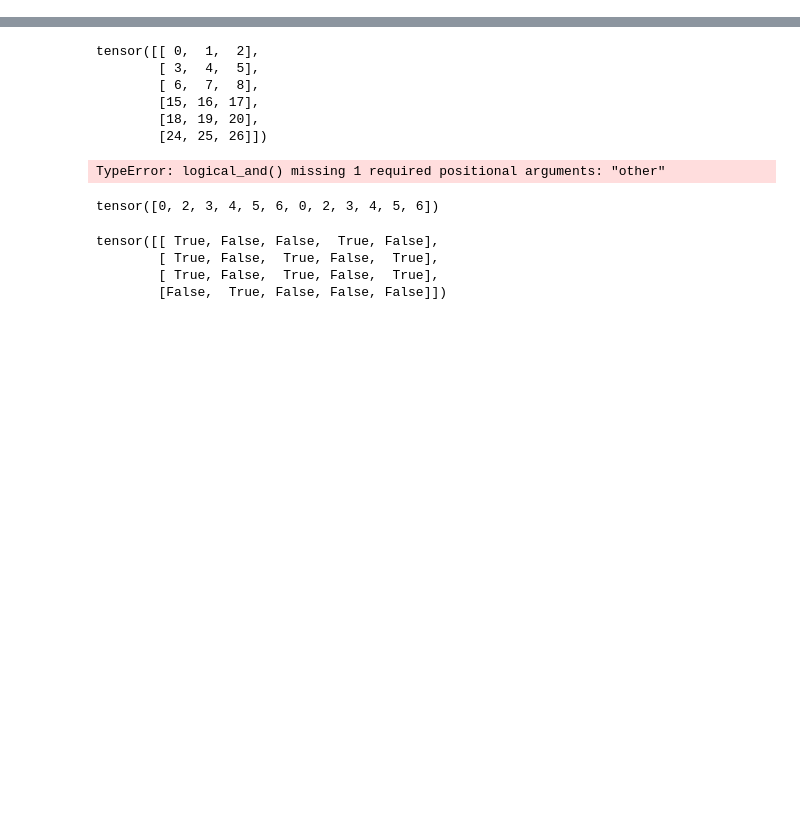
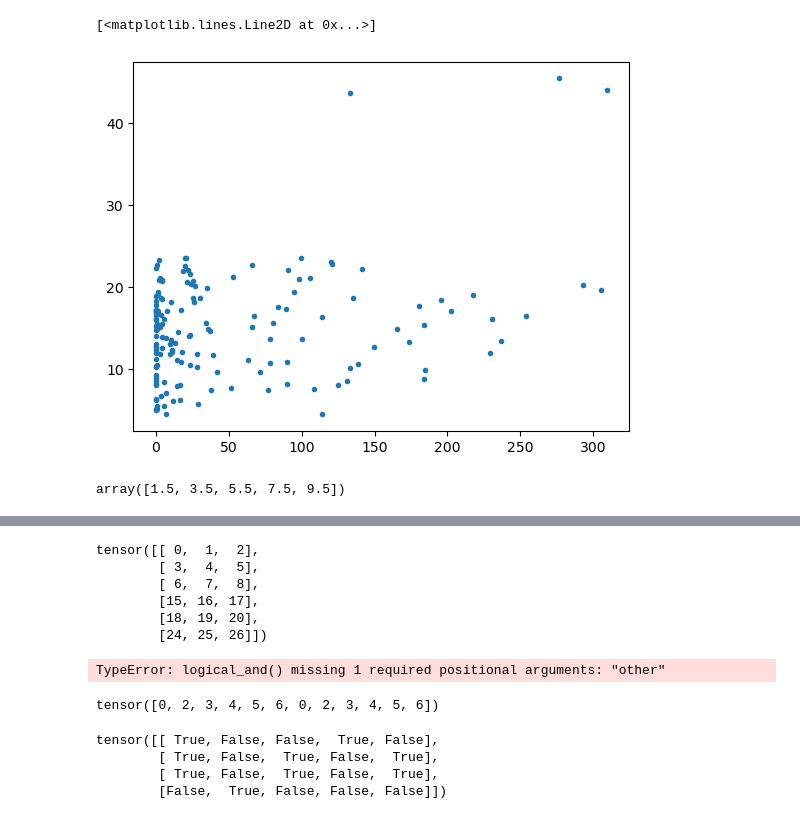
Before and after one commit to SebastianUtecht/Thesis, a Jupyter notebook: NewKidneyGen/testbook.ipynb, the cells around one changed output, grey strips where cells are left out. Drawn from its saved outputs; the diff is of its cells as text; code cells hidden in the pictures; blank space fills up the shorter version.

```diff
--- a/NewKidneyGen/testbook.ipynb
+++ b/NewKidneyGen/testbook.ipynb
@@ -7,0 +39,32 @@ cuda
+# %%
+source_pos = np.array([0,0,5])
+
+def endpos_vs_activation(mask, x, source, dt):
+    mask = np.vstack(mask)
+    activation_arr = (mask[:-1] - mask[1:]) == -3
+    x_end = x[-1]
+
+    ind = []
+    times = []
+    for i in range(activation_arr.shape[0]):
+        indices = np.argwhere(activation_arr[i])
+        if np.any(indices):
+            ind.append(indices)
+            times += [i*dt]*len(indices)
+    ind = np.concatenate(ind).squeeze()
+    end_pos = x_end[ind]
+    dist_from_source =  np.sum(np.abs(source - end_pos), axis=1)
+    times = np.array(times)
+    return dist_from_source, times
+# %%
+dists, times = endpos_vs_activation(mask, x, source_pos, dt=0.2)
+# print(dists)
+plt.plot(times, dists,'.')
+# %% [output]
+[<matplotlib.lines.Line2D at 0x...>]
+[figure, added]
+# %%
+test_arr = np.array([1,2,3,4,5,6,7,8,9,10])
+groupedAvg(test_arr)
+# %% [output]
+array([1.5, 3.5, 5.5, 7.5, 9.5])
```
Also changed, not shown: parts of 11 cells of this notebook, 13 other files.
